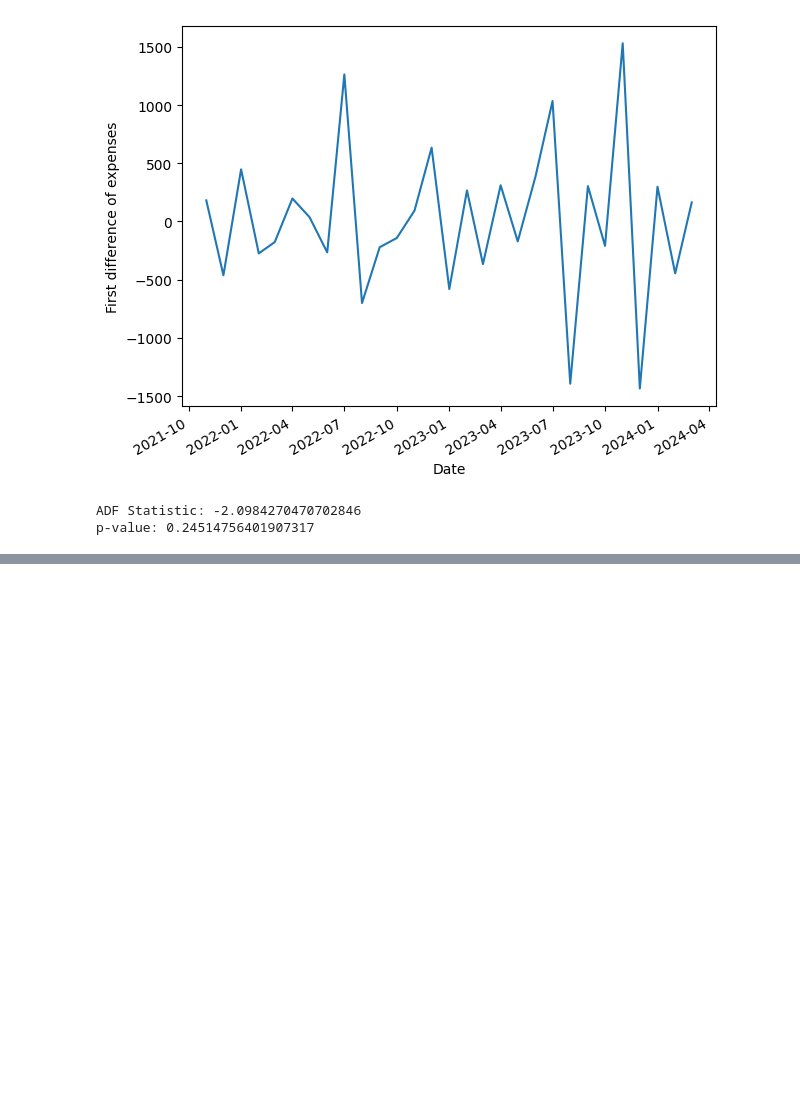
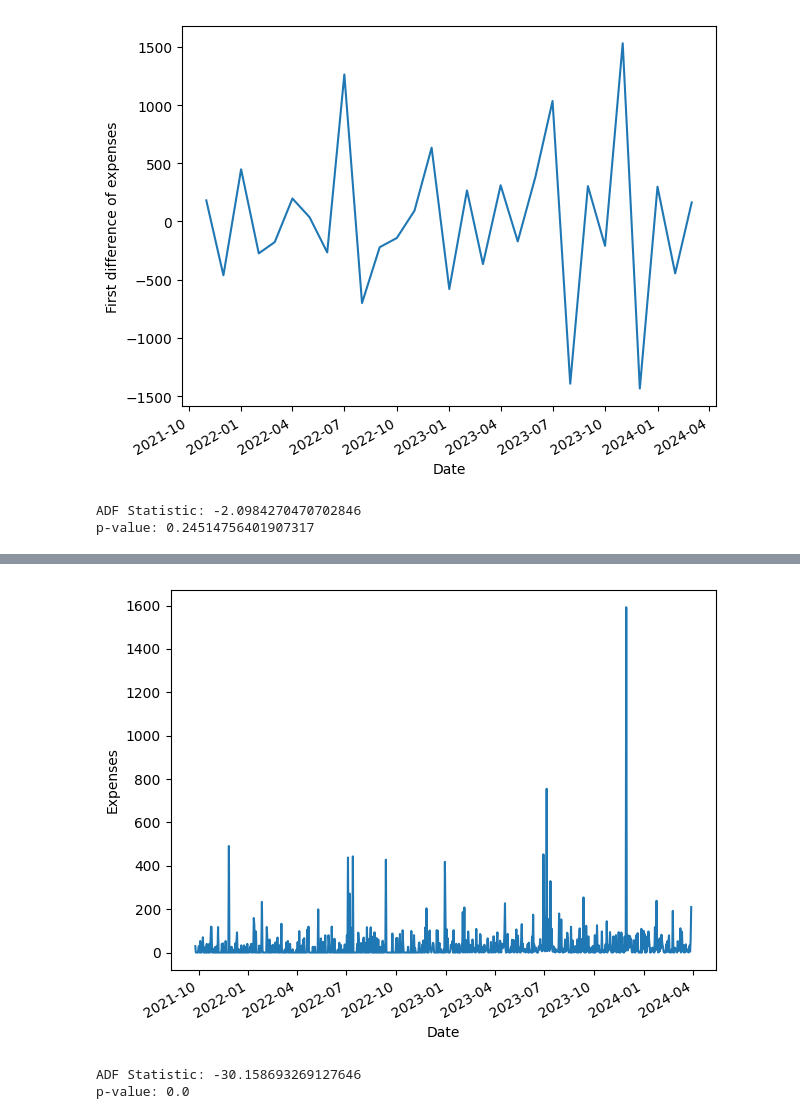
Before and after one commit to Mkranj/ts_forc_python, a Jupyter notebook: my_scripts/my_monthly_data.ipynb, the cells around one changed output, grey strips where cells are left out. Cells and saved outputs as stored; diff of their text form; code cells hidden in the pictures; blank space fills up the shorter version.

```diff
--- a/my_scripts/my_monthly_data.ipynb
+++ b/my_scripts/my_monthly_data.ipynb
@@ -83,0 +91,4 @@ p-value: 0.24514756401907317
+# %%
+from time_series_expenses.prepare_data import daily
+d_expenses = daily.copy(deep=True)
+d_expenses.head()
@@ -83,0 +103,4 @@ p-value: 0.24514756401907317
+# %%
+# Nisu prisutni svi dani
+raspon = pd.date_range(min(d_expenses.index), max(d_expenses.index))
+raspon
@@ -83,0 +116,4 @@ p-value: 0.24514756401907317
+# %%
+# Izmjena indexa tako da sadrži sve vrijednosti u danom DatetimeIndex
+d_expenses = d_expenses.reindex(raspon, fill_value=0)
+d_expenses
@@ -83,0 +134,21 @@ p-value: 0.24514756401907317
+# %%
+import matplotlib.pyplot as plt
+fig, ax = plt.subplots()
+
+ax.plot(d_expenses.index, d_expenses.Amount)
+ax.set_xlabel('Date')
+ax.set_ylabel('Expenses')
+
+fig.autofmt_xdate()
+plt.tight_layout()
+# %% [output]
+[figure, added]
+# %%
+ADF_result = adfuller(d_expenses.Amount)
+print(f'ADF Statistic: {ADF_result[0]}')
+print(f'p-value: {ADF_result[1]}')
+
+# A prvi diff nije stacionaran
+# %% [output]
+ADF Statistic: -30.158693269127646
+p-value: 0.0
```
Also changed, not shown: parts of 15 cells of this notebook, 2 other files.
